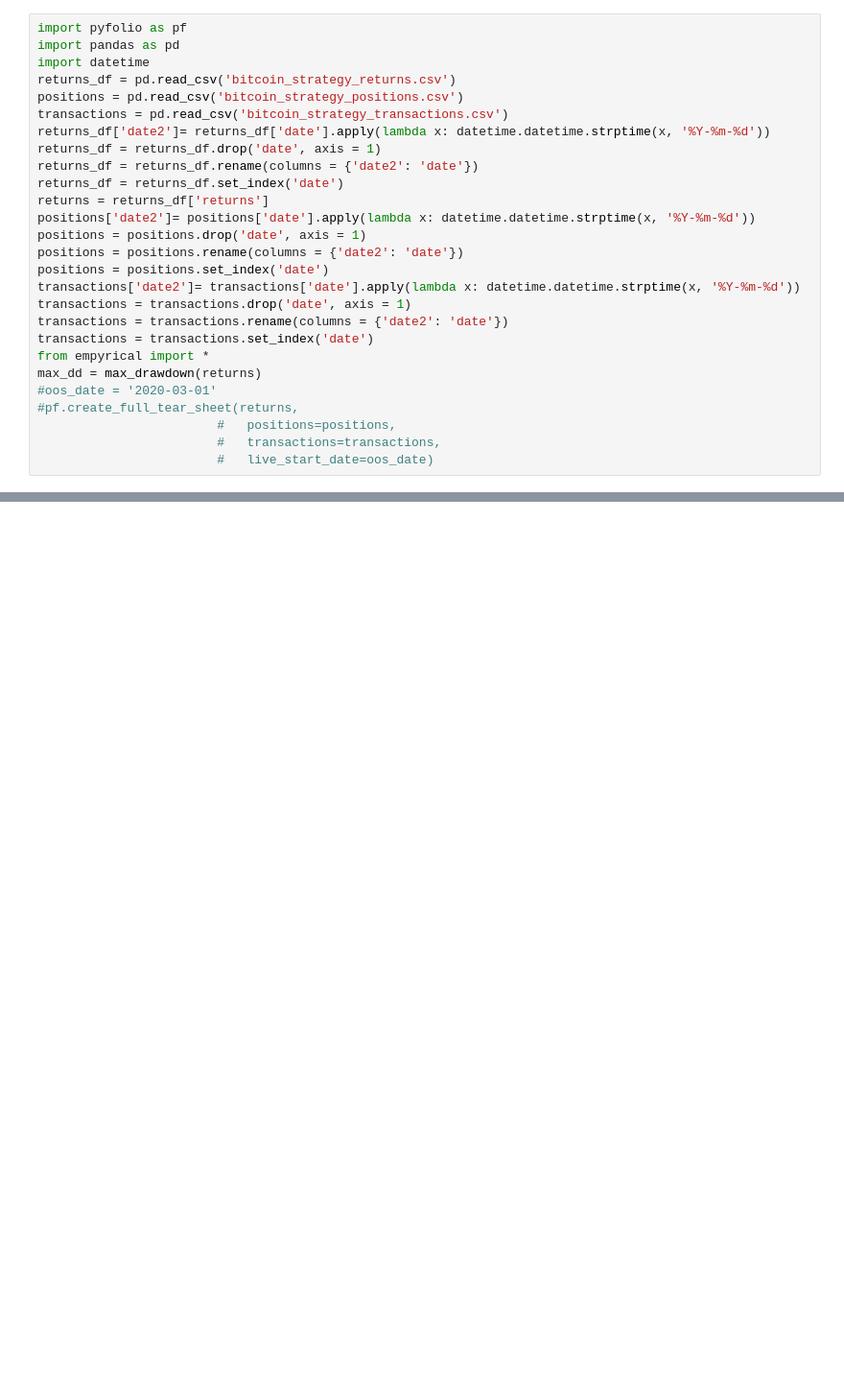
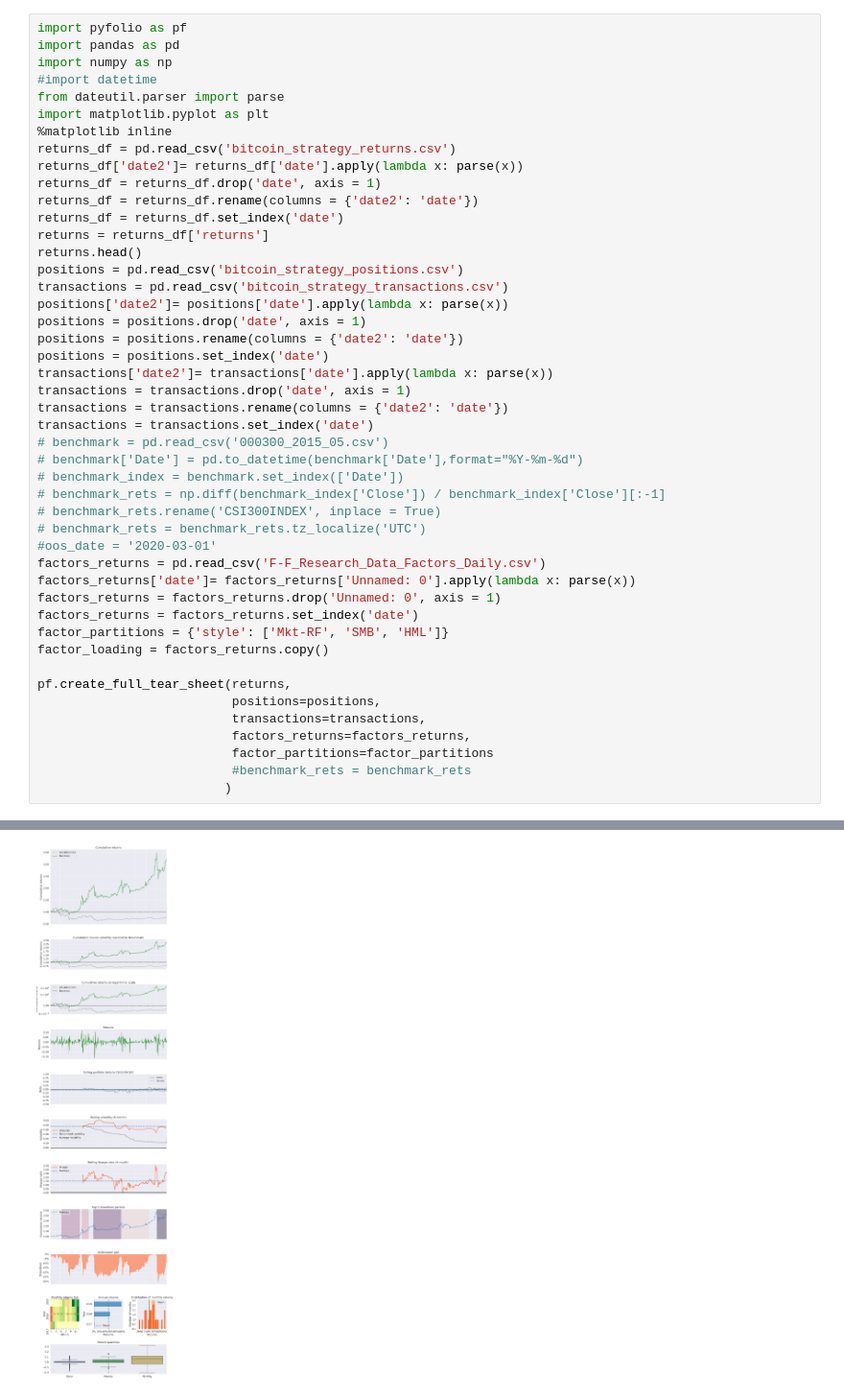
Before and after one commit to franklili3/pyfolio, a Jupyter notebook: btc_strategy_risk_analysis.ipynb, the cells around one changed output, grey strips where cells are left out. Shown: that part at 96% size. Saved outputs shown, nothing was run; the diff lists cells and outputs as text; blank space fills up the shorter version.

Commit message:
add fama french factor returns

```diff
--- a/btc_strategy_risk_analysis.ipynb
+++ b/btc_strategy_risk_analysis.ipynb
@@ -1,27 +1,47 @@
 # %%
 import pyfolio as pf
 import pandas as pd
-import datetime
+import numpy as np
+#import datetime
+from dateutil.parser import parse
+import matplotlib.pyplot as plt
+%matplotlib inline
 returns_df = pd.read_csv('bitcoin_strategy_returns.csv')
-positions = pd.read_csv('bitcoin_strategy_positions.csv')
-transactions = pd.read_csv('bitcoin_strategy_transactions.csv')
-returns_df['date2']= returns_df['date'].apply(lambda x: datetime.datetime.strptime(x, '%Y-%m-%d'))
+returns_df['date2']= returns_df['date'].apply(lambda x: parse(x))
 returns_df = returns_df.drop('date', axis = 1)
 returns_df = returns_df.rename(columns = {'date2': 'date'})
 returns_df = returns_df.set_index('date')
 returns = returns_df['returns']
-positions['date2']= positions['date'].apply(lambda x: datetime.datetime.strptime(x, '%Y-%m-%d'))
+returns.head()
+positions = pd.read_csv('bitcoin_strategy_positions.csv')
+transactions = pd.read_csv('bitcoin_strategy_transactions.csv')
+positions['date2']= positions['date'].apply(lambda x: parse(x))
 positions = positions.drop('date', axis = 1)
 positions = positions.rename(columns = {'date2': 'date'})
 positions = positions.set_index('date')
-transactions['date2']= transactions['date'].apply(lambda x: datetime.datetime.strptime(x, '%Y-%m-%d'))
+transactions['date2']= transactions['date'].apply(lambda x: parse(x))
 transactions = transactions.drop('date', axis = 1)
 transactions = transactions.rename(columns = {'date2': 'date'})
 transactions = transactions.set_index('date')
-from empyrical import *
-max_dd = max_drawdown(returns)
+# benchmark = pd.read_csv('000300_2015_05.csv')
+# benchmark['Date'] = pd.to_datetime(benchmark['Date'],format="%Y-%m-%d")
+# benchmark_index = benchmark.set_index(['Date'])
+# benchmark_rets = np.diff(benchmark_index['Close']) / benchmark_index['Close'][:-1]
+# benchmark_rets.rename('CSI300INDEX', inplace = True)
+# benchmark_rets = benchmark_rets.tz_localize('UTC')
 #oos_date = '2020-03-01'
-#pf.create_full_tear_sheet(returns,
-                        #   positions=positions,
-                        #   transactions=transactions,
-                        #   live_start_date=oos_date)
+factors_returns = pd.read_csv('F-F_Research_Data_Factors_Daily.csv')
+factors_returns['date']= factors_returns['Unnamed: 0'].apply(lambda x: parse(x))
+factors_returns = factors_returns.drop('Unnamed: 0', axis = 1)
+factors_returns = factors_returns.set_index('date')
+factor_partitions = {'style': ['Mkt-RF', 'SMB', 'HML']}
+factor_loading = factors_returns.copy()
+
+pf.create_full_tear_sheet(returns,
+                          positions=positions,
+                          transactions=transactions,
+                          factors_returns=factors_returns,
+                          factor_partitions=factor_partitions
+                          #benchmark_rets = benchmark_rets
+                         )
+# %% [output]
@@ -27,0 +83 @@ max_dd = max_drawdown(returns)
+[figure, added]
```
Also changed, not shown: parts of 3 cells of this notebook, 8 other files.
